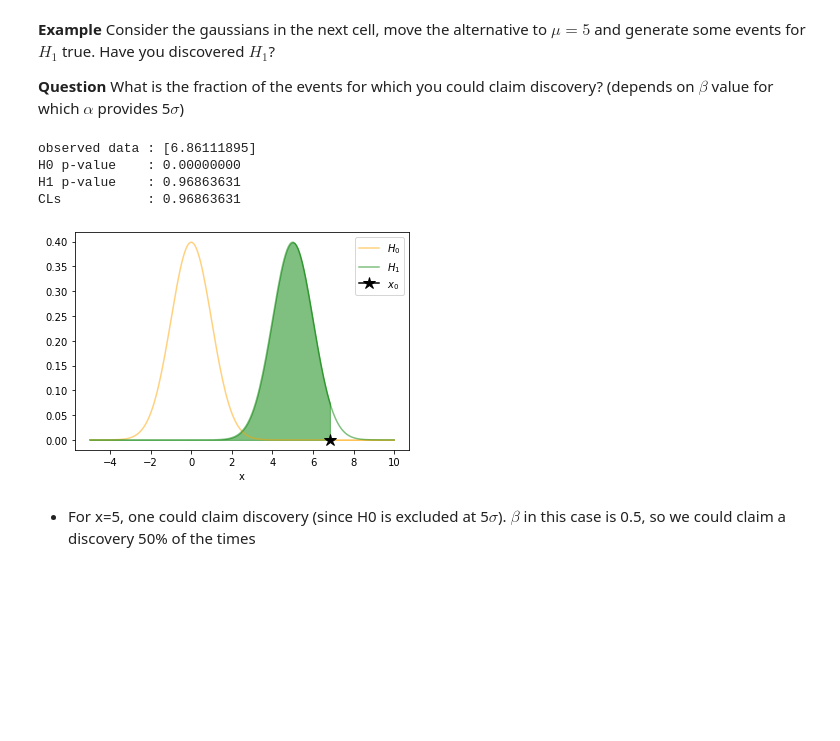
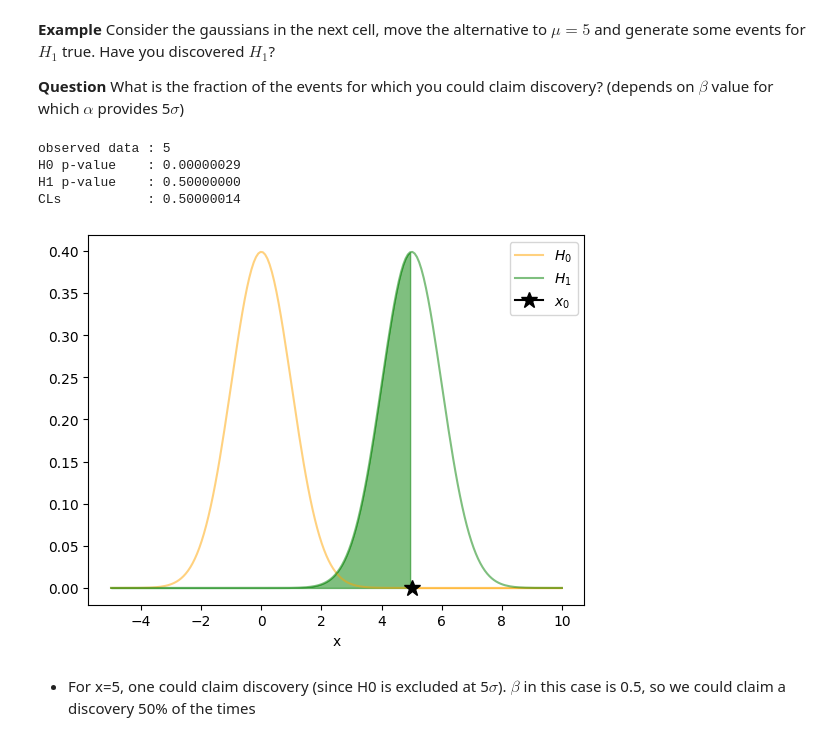
Before and after one commit to xabiercidvidal/USC-TA, a Jupyter notebook: ta_hypothesis_test.ipynb, the cells around one changed output. Drawn from its saved outputs; the diff is of its cells as text; code cells hidden in the pictures; blank space fills up the shorter version.

```diff
--- a/ta_hypothesis_test.ipynb
+++ b/ta_hypothesis_test.ipynb
@@ -295,13 +300,13 @@ Note that *discovery* means that we *falsify* a hypothesis, $H_0$
 **Question** What is the fraction of the events for which you could claim discovery? (depends on $\beta$ value for which $\alpha$ provides 5$\sigma$)
 # %%
 mu0, mu, mutrue = 0, 5., True
-httoys.gaussian(mu0, mu, mutrue = mutrue);
+httoys.gaussian(mu0, mu, x0=5);
 # %% [output]
-observed data : [6.86111895]
-H0 p-value    : 0.00000000
-H1 p-value    : 0.96863631
-CLs           : 0.96863631
+observed data : 5
+H0 p-value    : 0.00000029
+H1 p-value    : 0.50000000
+CLs           : 0.50000014
-[figure, old version]
+[figure, new version]
 # %% [markdown]
 - For x=5, one could claim discovery (since H0 is excluded at 5$\sigma$). $\beta$ in this case is 0.5, so we could claim a discovery 50% of the times
 # %% [markdown]
```
Also changed, not shown: parts of 23 cells of this notebook, 21 other files.
